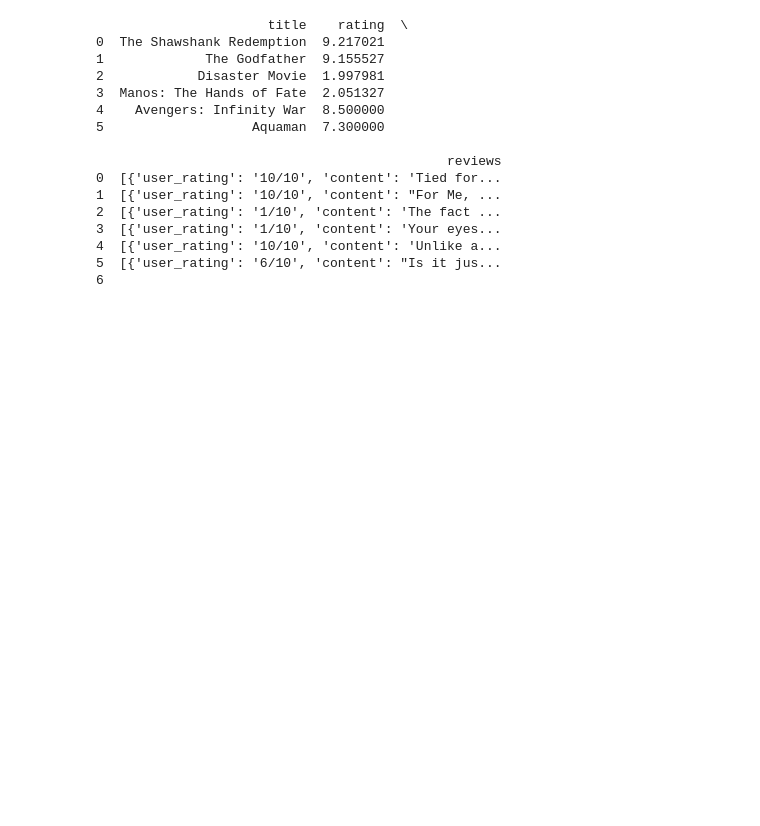
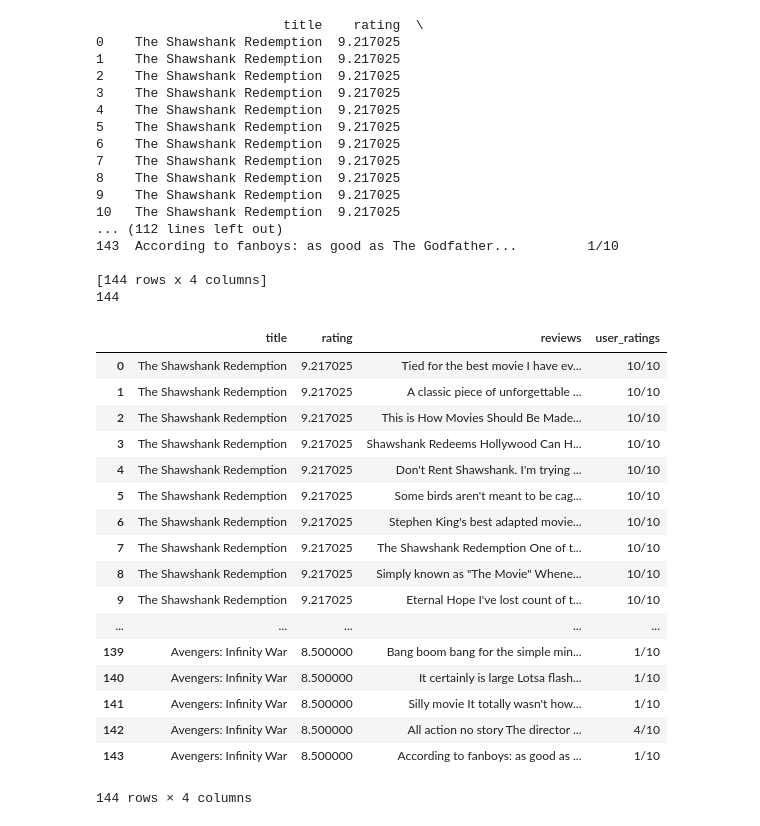
Before and after one commit to devpriyagoel/SentiMovies, a Jupyter notebook: Untitled.ipynb, the cells around one changed output. Saved outputs shown, nothing was run; the diff lists cells and outputs as text; code cells hidden in the pictures; blank space fills up the shorter version.

```diff
--- a/Untitled.ipynb
+++ b/Untitled.ipynb
@@ -195,7 +186,7 @@ movies = soup.find_all('div',class_='lister-col-wrapper')
 
 imdb = []
 # Store each item into dictionary (data), then put those into a list (imdb)
-for index in range(0, 2):
+for index in range(0, 1):
     # Seperate movie into: 'place', 'title', 'year'
 #     movie_string = movies[index].get_text()
 #     movie = (' '.join(movie_string.split()).replace('.', ''))
@@ -229,7 +220,7 @@ for item in imdb:
     source_code = driver.page_source
     soup = BeautifulSoup(source_code, 'lxml')
     containers=soup.find_all('div', class_ = 'lister-item-content')
-    reviews = []
+
     for container in containers:
         if container.find('a', class_ = 'title' ) is not None:
             title = container.a.text.strip()
@@ -244,26 +235,23 @@ for item in imdb:
                 else:
                     content_cont = container.find('div', class_ = 'text show-more__control clickable')
                     content = content_cont.text.strip()
-                content = title+content
-                data2 = {
-                    "user_rating": rating,
-                    "content" : content
+                content = title+' '+content
+                movies = {
+                    "title" : item['movie_title'],
+                    "rating" : item['rating'],
+                    "reviews": content,
+                    "user_ratings":rating
                 }
-                reviews.append(data2)
+                dataset.append(movies)
 
-    movies = {
-        "title" : item['movie_title'],
-        "rating" : item['rating'],
-        "reviews": reviews
-    }
-    dataset.append(movies)
+
     #print(movies)
     driver.quit()
 
 #print(dataset)
 f = open("sample.csv", "w")
 writer = csv.DictWriter(
-    f, fieldnames=["title", "rating", "reviews"])
+    f, fieldnames=["title", "rating", "reviews","user_ratings"])
 writer.writeheader()
 writer.writerows(dataset)
 f.close()
@@ -271,19 +259,20 @@ df = pd.read_csv('sample.csv')
 print(df)
 print(len(dataset))
 # %% [output]
-                      title    rating  \
-0  The Shawshank Redemption  9.217021
-1             The Godfather  9.155527
-2            Disaster Movie  1.997981
-3  Manos: The Hands of Fate  2.051327
-4    Avengers: Infinity War  8.500000
-5                   Aquaman  7.300000
+                        title    rating  \
+0    The Shawshank Redemption  9.217025
+1    The Shawshank Redemption  9.217025
+2    The Shawshank Redemption  9.217025
+3    The Shawshank Redemption  9.217025
+4    The Shawshank Redemption  9.217025
+5    The Shawshank Redemption  9.217025
+6    The Shawshank Redemption  9.217025
+7    The Shawshank Redemption  9.217025
+8    The Shawshank Redemption  9.217025
+9    The Shawshank Redemption  9.217025
+10   The Shawshank Redemption  9.217025
+... (112 lines left out)
+143  According to fanboys: as good as The Godfather...         1/10
 
-                                             reviews
-0  [{'user_rating': '10/10', 'content': 'Tied for...
-1  [{'user_rating': '10/10', 'content': "For Me, ...
-2  [{'user_rating': '1/10', 'content': 'The fact ...
-3  [{'user_rating': '1/10', 'content': 'Your eyes...
-4  [{'user_rating': '10/10', 'content': 'Unlike a...
-5  [{'user_rating': '6/10', 'content': "Is it jus...
-6
+[144 rows x 4 columns]
+144
@@ -289,0 +286,21 @@ print(len(dataset))
+# %%
+df.head(280)
+# %% [output]
+|  | title | rating | reviews | user_ratings |
+| 0 | The Shawshank Redemption | 9.217025 | Tied for the best movie I have ev... | 10/10 |
+| 1 | The Shawshank Redemption | 9.217025 | A classic piece of unforgettable ... | 10/10 |
+| 2 | The Shawshank Redemption | 9.217025 | This is How Movies Should Be Made... | 10/10 |
+| 3 | The Shawshank Redemption | 9.217025 | Shawshank Redeems Hollywood Can H... | 10/10 |
+| 4 | The Shawshank Redemption | 9.217025 | Don't Rent Shawshank. I'm trying ... | 10/10 |
+| 5 | The Shawshank Redemption | 9.217025 | Some birds aren't meant to be cag... | 10/10 |
+| 6 | The Shawshank Redemption | 9.217025 | Stephen King's best adapted movie... | 10/10 |
+| 7 | The Shawshank Redemption | 9.217025 | The Shawshank Redemption One of t... | 10/10 |
+| 8 | The Shawshank Redemption | 9.217025 | Simply known as "The Movie" Whene... | 10/10 |
+| 9 | The Shawshank Redemption | 9.217025 | Eternal Hope I've lost count of t... | 10/10 |
+| ... | ... | ... | ... | ... |
+| 139 | Avengers: Infinity War | 8.500000 | Bang boom bang for the simple min... | 1/10 |
+| 140 | Avengers: Infinity War | 8.500000 | It certainly is large Lotsa flash... | 1/10 |
+| 141 | Avengers: Infinity War | 8.500000 | Silly movie It totally wasn't how... | 1/10 |
+| 142 | Avengers: Infinity War | 8.500000 | All action no story The director ... | 4/10 |
+| 143 | Avengers: Infinity War | 8.500000 | According to fanboys: as good as ... | 1/10 |
+144 rows × 4 columns
```
Also changed, not shown: parts of 9 cells of this notebook, 2 other files.
